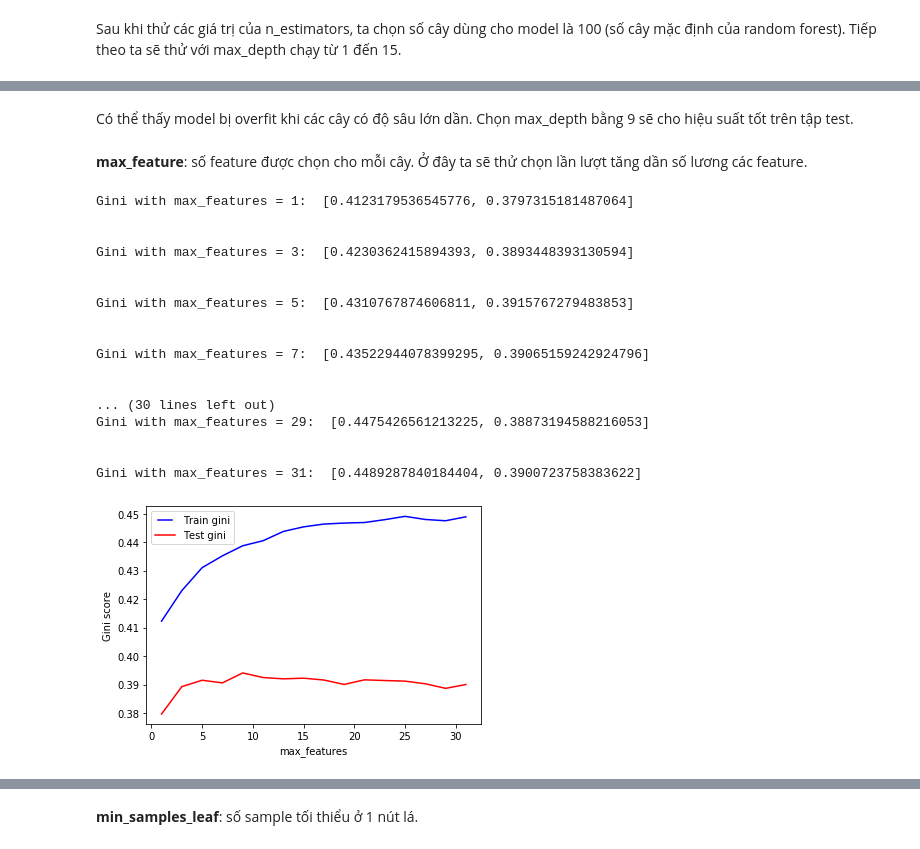
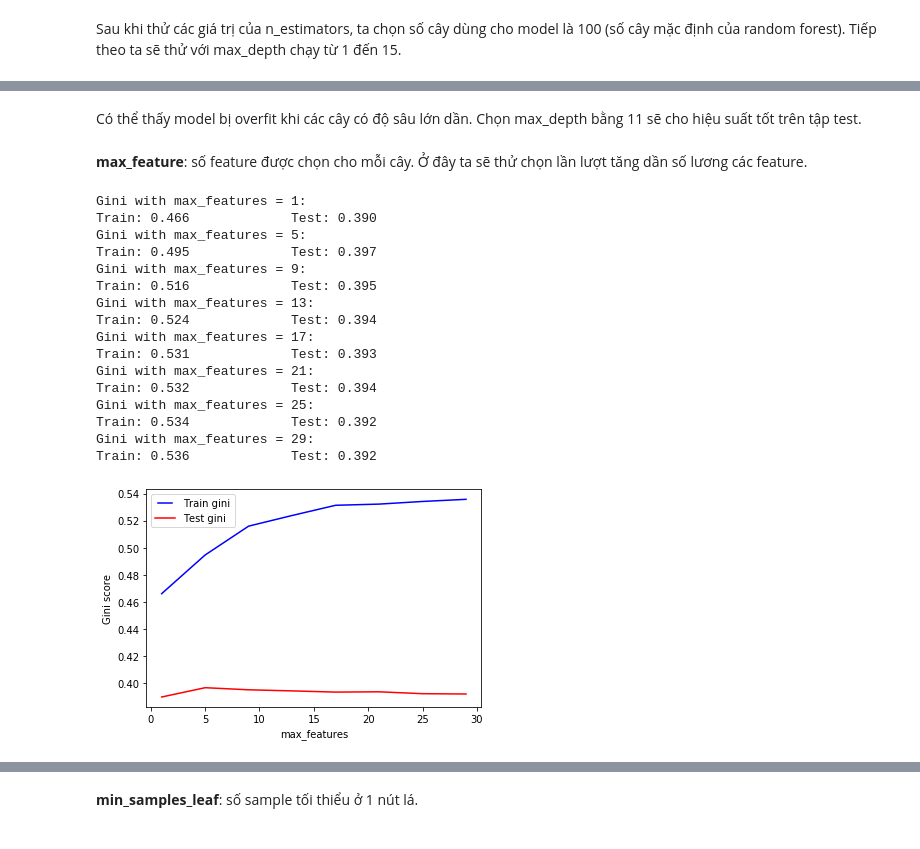
Before and after one commit to trungnt11/intern, a Jupyter notebook: intro.ipynb, the cells around one changed output, grey strips where cells are left out. Drawn from its saved outputs; the diff is of its cells as text; code cells hidden in the pictures.

```diff
--- a/intro.ipynb
+++ b/intro.ipynb
@@ -523,45 +515,44 @@ Gini with max_depth = 15:  [0.6688671721421813, 0.3620623242113834]
 # %% [markdown]
-Có thể thấy model bị overfit khi các cây có độ sâu lớn dần. Chọn max_depth bằng 9 sẽ cho hiệu suất tốt trên tập test.
+Có thể thấy model bị overfit khi các cây có độ sâu lớn dần. Chọn max_depth bằng 11 sẽ cho hiệu suất tốt trên tập test.
 # %% [markdown]
 **max_feature**: số feature được chọn cho mỗi cây.
 Ở đây ta sẽ thử chọn lần lượt tăng dần số lương các feature.
 # %%
-max_features = list(range(1, X_train.shape[1], 2))
+max_features = list(range(1, X_train.shape[1], 4))
 train_results = []
 test_results = []
 for max_feature in max_features:
-    rf = RandomForestClassifier(max_features=max_feature, n_jobs=-1, random_state=42, max_depth=9)
+    rf = RandomForestClassifier(max_features=max_feature, n_jobs=-1, random_state=42, max_depth=11)
 
-    print("Gini with max_features = %d: " % (max_feature), evaluate(rf, X_train, Y_train, X_test, Y_test))
-    print('\n')
+    print("Gini with max_features = %d: " % (max_feature))
+    print('Train: %.3f \t \t Test: %.3f' % (evaluate(rf, X_train, Y_train, X_test, Y_test)[0], evaluate(rf, X_train, Y_train, X_test, Y_test)[1] ))
 
     train_results.append(evaluate(rf, X_train, Y_train, X_test, Y_test)[0])
     test_results.append(evaluate(rf, X_train, Y_train, X_test, Y_test)[1])
 
 from matplotlib.legend_handler import HandlerLine2D
 
 line1, = plt.plot(max_features, train_results, 'b', label='Train gini')
 line2, = plt.plot(max_features, test_results, 'r', label='Test gini')
 plt.legend(handler_map={line1: HandlerLine2D(numpoints=2)})
 plt.ylabel('Gini score')
 plt.xlabel('max_features')
 plt.show()
 # %% [output]
-Gini with max_features = 1:  [0.4123179536545776, 0.3797315181487064]
-
-
-Gini with max_features = 3:  [0.4230362415894393, 0.3893448393130594]
-
-
-Gini with max_features = 5:  [0.4310767874606811, 0.3915767279483853]
-
-
-Gini with max_features = 7:  [0.43522944078399295, 0.39065159242924796]
-
-
-... (30 lines left out)
-Gini with max_features = 29:  [0.4475426561213225, 0.38873194588216053]
-
-
-Gini with max_features = 31:  [0.4489287840184404, 0.3900723758383622]
+Gini with max_features = 1:
+Train: 0.466             Test: 0.390
+Gini with max_features = 5:
+Train: 0.495             Test: 0.397
+Gini with max_features = 9:
+Train: 0.516             Test: 0.395
+Gini with max_features = 13:
+Train: 0.524             Test: 0.394
+Gini with max_features = 17:
+Train: 0.531             Test: 0.393
+Gini with max_features = 21:
+Train: 0.532             Test: 0.394
+Gini with max_features = 25:
+Train: 0.534             Test: 0.392
+Gini with max_features = 29:
+Train: 0.536             Test: 0.392
-[figure, old version]
+[figure, new version]
```
Also changed, not shown: parts of 52 cells of this notebook.
